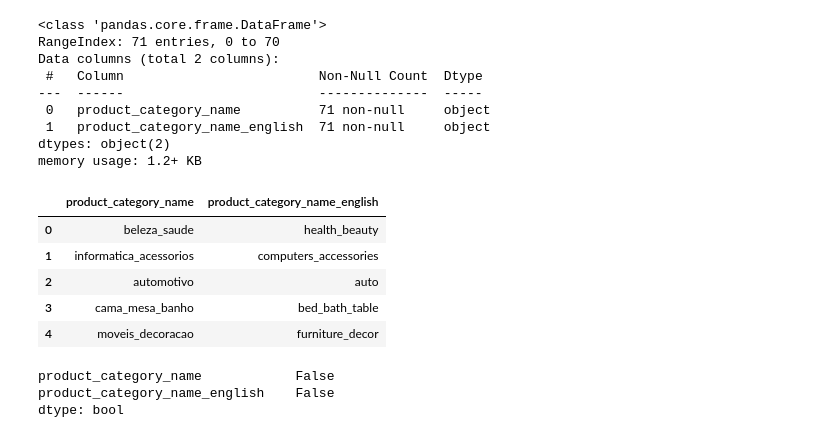
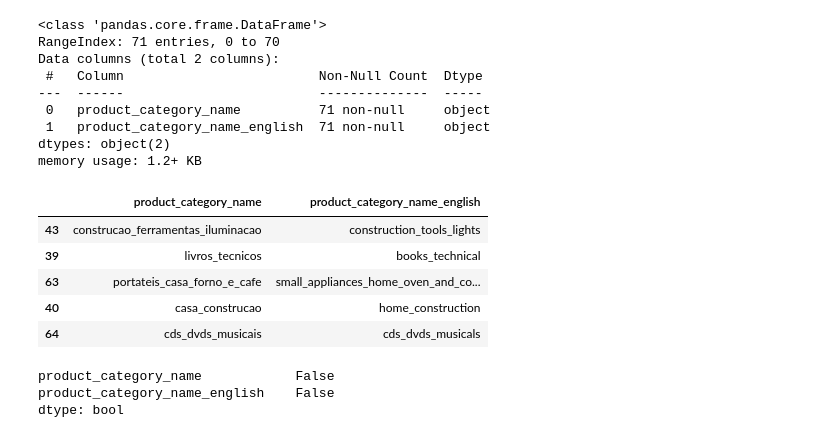
Before and after one commit to Grupo-10-DS/Data_Olist, a Jupyter notebook: exploring_data.ipynb, the cells around one changed output. Drawn from its saved outputs; the diff is of its cells as text; code cells hidden in the pictures.

```diff
--- a/exploring_data.ipynb
+++ b/exploring_data.ipynb
@@ -658,15 +712,15 @@ Data columns (total 2 columns):
  1   product_category_name_english  71 non-null     object
 dtypes: object(2)
 memory usage: 1.2+ KB
-# %%
-productos_info.head()
-# %% [output]
-|  | product_category_name | product_category_name_english |
-| 0 | beleza_saude | health_beauty |
-| 1 | informatica_acessorios | computers_accessories |
-| 2 | automotivo | auto |
-| 3 | cama_mesa_banho | bed_bath_table |
-| 4 | moveis_decoracao | furniture_decor |
+# %%
+productos_info.sample(5)
+# %% [output]
+|  | product_category_name | product_category_name_english |
+| 43 | construcao_ferramentas_iluminacao | construction_tools_lights |
+| 39 | livros_tecnicos | books_technical |
+| 63 | portateis_casa_forno_e_cafe | small_appliances_home_oven_and_co... |
+| 40 | casa_construcao | home_construction |
+| 64 | cds_dvds_musicais | cds_dvds_musicals |
 # %%
 productos_info.isnull().any()
 # %% [output]
```
Also changed, not shown: parts of 9 cells of this notebook, 7 other files.
